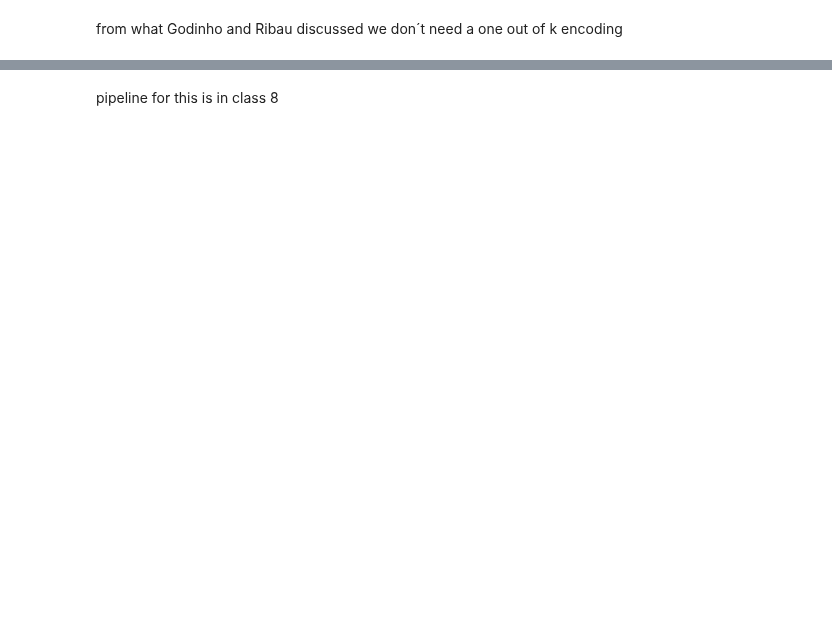
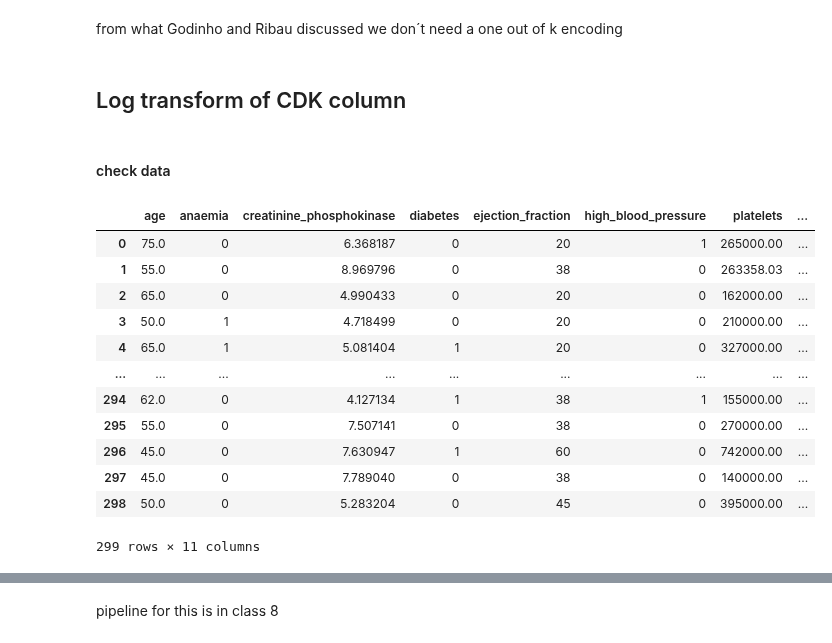
Before and after one commit to andregodinhodtu/02452---Machine-Learning---Project, a Jupyter notebook: report_2/code/notebooks/regression/1_reg_part_A_linear_regression.ipynb, the cells around one changed output, grey strips where cells are left out. Drawn from its saved outputs; the diff is of its cells as text; code cells hidden in the pictures; blank space fills up the shorter version.

```diff
--- a/report_2/code/notebooks/regression/1_reg_part_A_linear_regression.ipynb
+++ b/report_2/code/notebooks/regression/1_reg_part_A_linear_regression.ipynb
@@ -15,14 +55,32 @@ data = pd.read_csv(f"../../raw_data/{name_data_file}.csv", na_values=["?"])
 # %% [markdown]
 from what Godinho and Ribau discussed we don´t need a one out of k encoding
 # %%
-X = data.drop(columns=["time"])
+# Predictors and target
 y = data["time"]
+X = data.drop(columns=["time"])  # remove target
+
+# Remove variable in study
+X = X.drop(columns=["DEATH_EVENT"])
-# %%
-# Compute the mean and standard deviation of the training data split, then standardize the training and test sets
-### BEGIN SOLUTION
-# Compute the mean and standard deviation of training data split
-mu = np.mean(X, 0)
-sigma = np.std(X, 0)
-# Standardize the training and test sets
-X = (X - mu) / sigma
-### END SOLUTION
+# %% [markdown]
+## Log transform of CDK column
+# %%
+# Log-transform: creatinine_phosphokinase column
+X["creatinine_phosphokinase"] = np.log1p(X["creatinine_phosphokinase"])
+# %% [markdown]
+#### check data
+# %%
+X
+# %% [output]
+|  | age | anaemia | creatinine_phosphokinase | diabetes | ejection_fraction | high_blood_pressure | platelets | ... |
+| 0 | 75.0 | 0 | 6.368187 | 0 | 20 | 1 | 265000.00 | ... |
+| 1 | 55.0 | 0 | 8.969796 | 0 | 38 | 0 | 263358.03 | ... |
+| 2 | 65.0 | 0 | 4.990433 | 0 | 20 | 0 | 162000.00 | ... |
+| 3 | 50.0 | 1 | 4.718499 | 0 | 20 | 0 | 210000.00 | ... |
+| 4 | 65.0 | 1 | 5.081404 | 1 | 20 | 0 | 327000.00 | ... |
+| ... | ... | ... | ... | ... | ... | ... | ... | ... |
+| 294 | 62.0 | 0 | 4.127134 | 1 | 38 | 1 | 155000.00 | ... |
+| 295 | 55.0 | 0 | 7.507141 | 0 | 38 | 0 | 270000.00 | ... |
+| 296 | 45.0 | 0 | 7.630947 | 1 | 60 | 0 | 742000.00 | ... |
+| 297 | 45.0 | 0 | 7.789040 | 0 | 38 | 0 | 140000.00 | ... |
+| 298 | 50.0 | 0 | 5.283204 | 0 | 45 | 0 | 395000.00 | ... |
+299 rows × 11 columns
```
Also changed, not shown: parts of 8 cells of this notebook, 4 other files.
